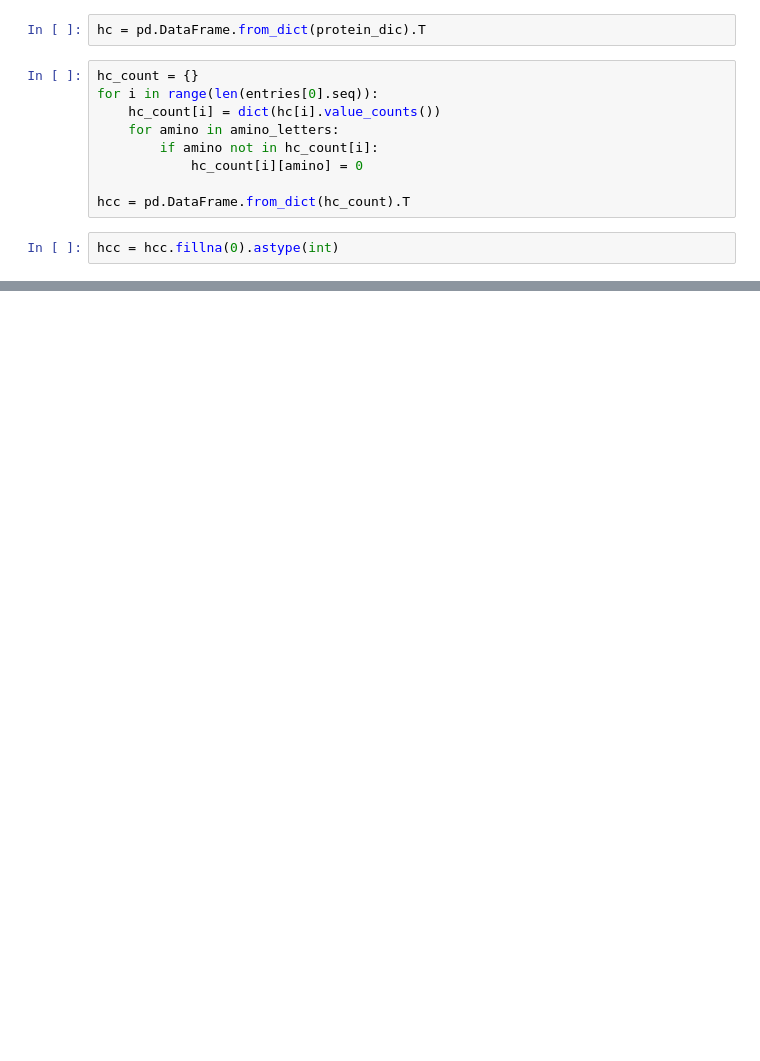
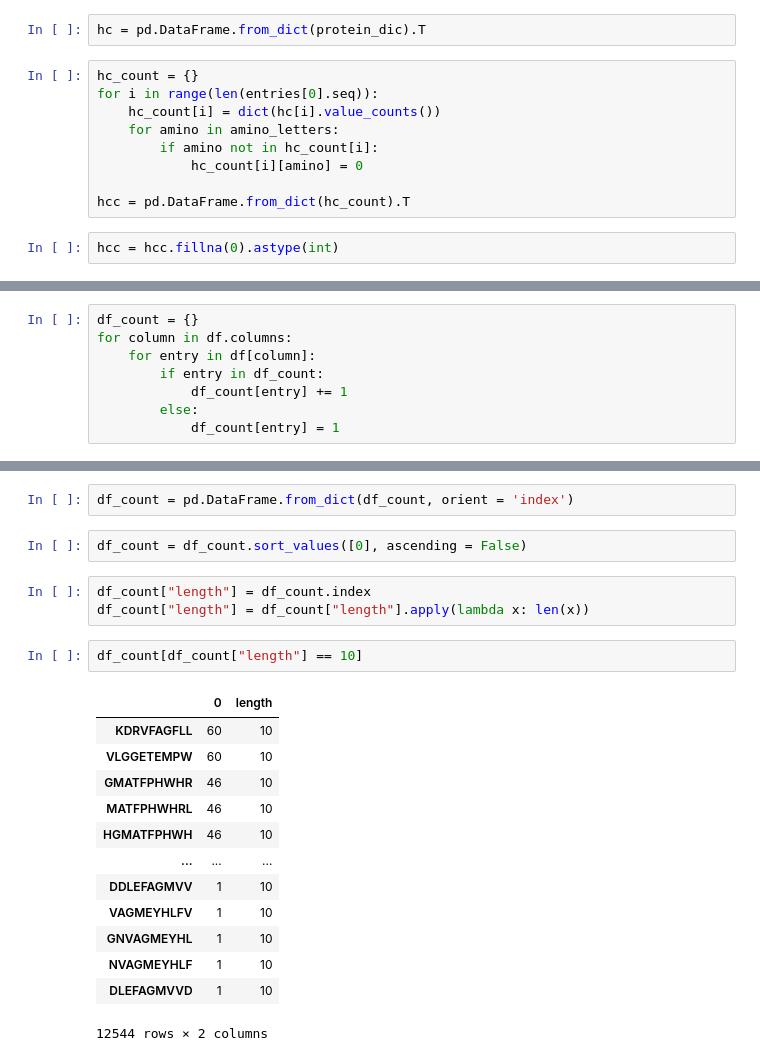
Before and after one commit to mcruggiero/BioVillage, a Jupyter notebook: code/Fasta_Alignment.ipynb, the cells around one changed output, grey strips where cells are left out. Drawn from its saved outputs; the diff is of its cells as text; blank space fills up the shorter version.

```diff
--- a/code/Fasta_Alignment.ipynb
+++ b/code/Fasta_Alignment.ipynb
@@ -141,0 +258,8 @@ hc[alignment]
+# %%
+df_count = {}
+for column in df.columns:
+    for entry in df[column]:
+        if entry in df_count:
+            df_count[entry] += 1
+        else:
+            df_count[entry] = 1
@@ -141,0 +286,23 @@ hc[alignment]
+# %%
+df_count = pd.DataFrame.from_dict(df_count, orient = 'index')
+# %%
+df_count = df_count.sort_values([0], ascending = False)
+# %%
+df_count["length"] = df_count.index
+df_count["length"] = df_count["length"].apply(lambda x: len(x))
+# %%
+df_count[df_count["length"] == 10]
+# %% [output]
+|  | 0 | length |
+| KDRVFAGFLL | 60 | 10 |
+| VLGGETEMPW | 60 | 10 |
+| GMATFPHWHR | 46 | 10 |
+| MATFPHWHRL | 46 | 10 |
+| HGMATFPHWH | 46 | 10 |
+| ... | ... | ... |
+| DDLEFAGMVV | 1 | 10 |
+| VAGMEYHLFV | 1 | 10 |
+| GNVAGMEYHL | 1 | 10 |
+| NVAGMEYHLF | 1 | 10 |
+| DLEFAGMVVD | 1 | 10 |
+12544 rows × 2 columns
```
Also changed, not shown: parts of 26 cells of this notebook, 31 other files.
